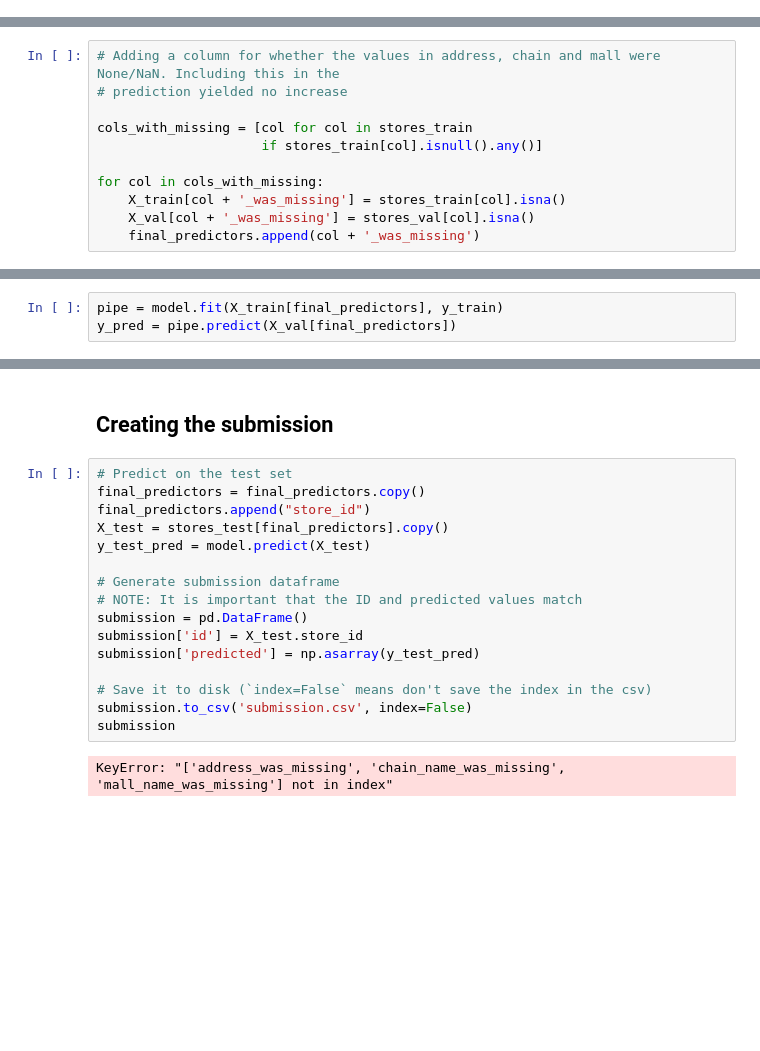
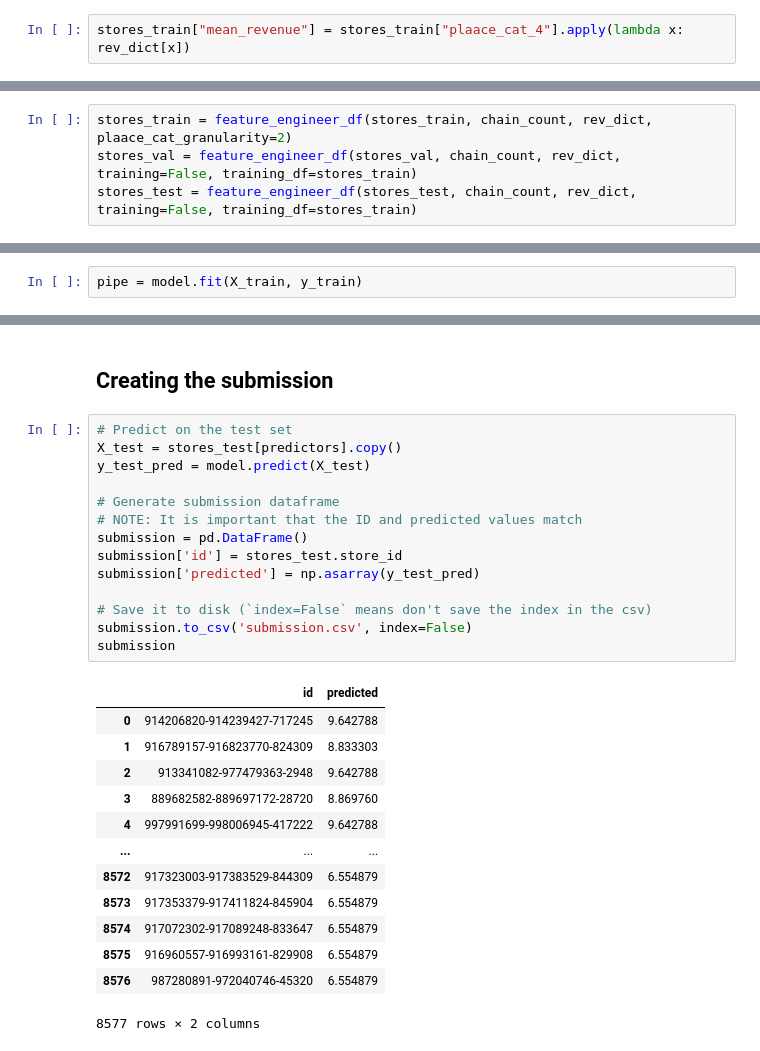
Before and after one commit to halvorlinder/TDT4173-Machine-Learning, a Jupyter notebook: experiments.ipynb, the cells around one changed output, grey strips where cells are left out. Drawn from its saved outputs; the diff is of its cells as text; blank space fills up the shorter version.

```diff
--- a/experiments.ipynb
+++ b/experiments.ipynb
@@ -233,0 +415,2 @@ ax3.set_title('Distribution of Revenues');
+# %%
+stores_train["mean_revenue"] = stores_train["plaace_cat_4"].apply(lambda x: rev_dict[x])
@@ -234,3 +493,7 @@ ax3.set_title('Distribution of Revenues');
+# %%
+stores_train = feature_engineer_df(stores_train, chain_count, rev_dict, plaace_cat_granularity=2)
+stores_val = feature_engineer_df(stores_val, chain_count, rev_dict, training=False, training_df=stores_train)
+stores_test = feature_engineer_df(stores_test, chain_count, rev_dict, training=False, training_df=stores_train)
 # %% [markdown]
 ## Preprocessing data & training model
 # %% [markdown]
@@ -279,12 +574 @@ X_val = stores_val[initial_predictors]
 y_val = stores_val[response]
-# %%
-# Adding a column for whether the values in address, chain and mall were None/NaN. Including this in the
-# prediction yielded no increase
-
-cols_with_missing = [col for col in stores_train
-                     if stores_train[col].isnull().any()]
-
-for col in cols_with_missing:
-    X_train[col + '_was_missing'] = stores_train[col].isna()
-    X_val[col + '_was_missing'] = stores_val[col].isna()
-    final_predictors.append(col + '_was_missing')
@@ -318,3 +575,2 @@ X_train[final_predictors].head()
 # %%
-pipe = model.fit(X_train[final_predictors], y_train)
-y_pred = pipe.predict(X_val[final_predictors])
+pipe = model.fit(X_train, y_train)
@@ -339,19 +603,29 @@ feats
 ## Creating the submission
 # %%
 # Predict on the test set
-final_predictors = final_predictors.copy()
-final_predictors.append("store_id")
-X_test = stores_test[final_predictors].copy()
+X_test = stores_test[predictors].copy()
 y_test_pred = model.predict(X_test)
 
 # Generate submission dataframe
 # NOTE: It is important that the ID and predicted values match
 submission = pd.DataFrame()
-submission['id'] = X_test.store_id
+submission['id'] = stores_test.store_id
 submission['predicted'] = np.asarray(y_test_pred)
 
 # Save it to disk (`index=False` means don't save the index in the csv)
 submission.to_csv('submission.csv', index=False)
 submission
 # %% [output]
+|  | id | predicted |
+| 0 | 914206820-914239427-717245 | 9.642788 |
+| 1 | 916789157-916823770-824309 | 8.833303 |
+| 2 | 913341082-977479363-2948 | 9.642788 |
+| 3 | 889682582-889697172-28720 | 8.869760 |
+| 4 | 997991699-998006945-417222 | 9.642788 |
+| ... | ... | ... |
+| 8572 | 917323003-917383529-844309 | 6.554879 |
+| 8573 | 917353379-917411824-845904 | 6.554879 |
+| 8574 | 917072302-917089248-833647 | 6.554879 |
+| 8575 | 916960557-916993161-829908 | 6.554879 |
+| 8576 | 987280891-972040746-45320 | 6.554879 |
-KeyError: "['address_was_missing', 'chain_name_was_missing', 'mall_name_was_missing'] not in index"
+8577 rows × 2 columns
```
Also changed, not shown: parts of 39 cells of this notebook.
